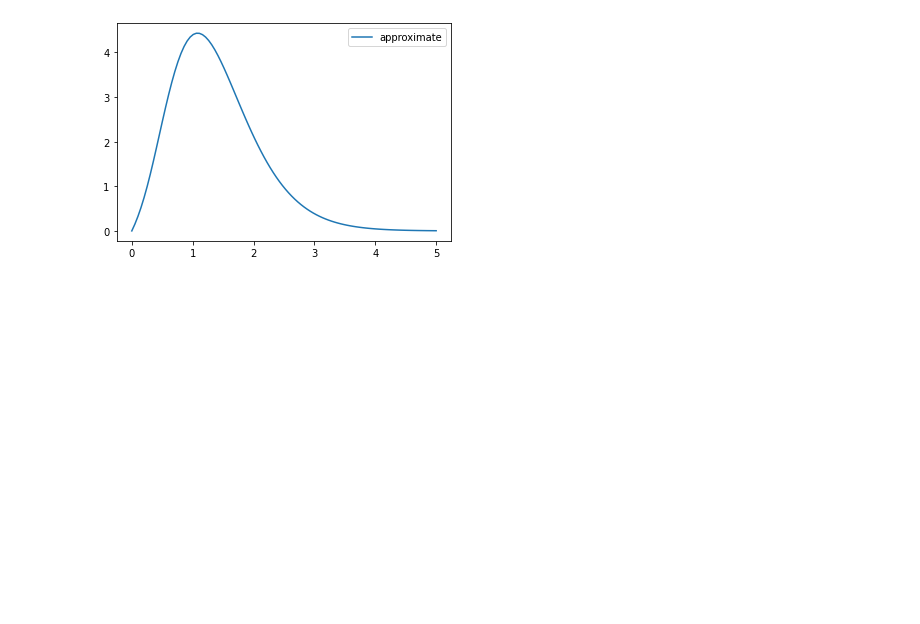
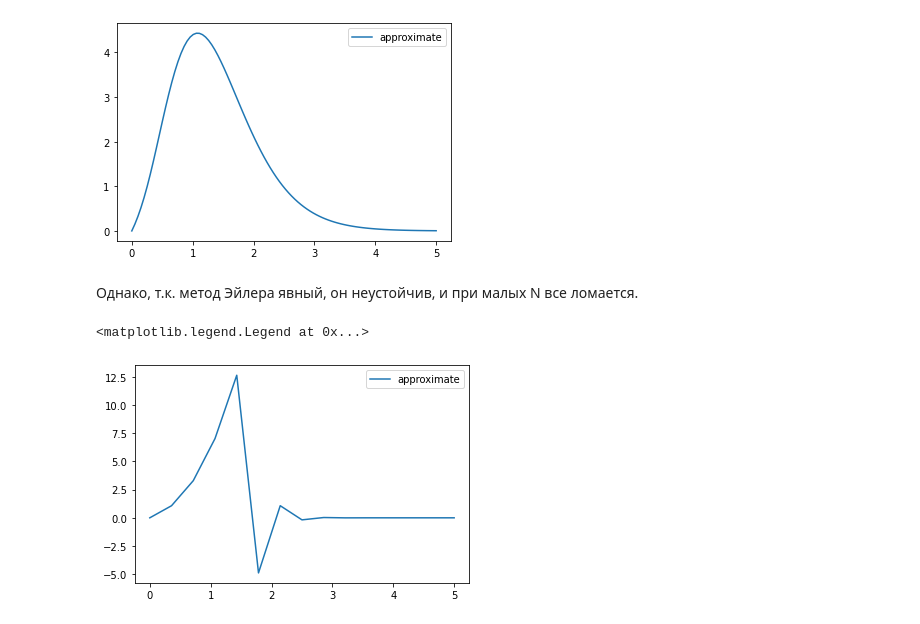
Before and after one commit to neznaju618/CalcualtionMethods, a Jupyter notebook: LinearEquation.ipynb, the cells around one changed output. Cells and saved outputs as stored; diff of their text form; code cells hidden in the pictures; blank space fills up the shorter version.

```diff
--- a/LinearEquation.ipynb
+++ b/LinearEquation.ipynb
@@ -106,3 +106,14 @@ plt.legend()
 # %% [output]
 <matplotlib.legend.Legend at 0x...>
 [figure]
+# %% [markdown]
+Однако, т.к. метод Эйлера явный, он неустойчив, и при малых N все ломается.
+# %%
+N = 15
+t = np.linspace(0, 5, N)
+y_approx = solve(coefs=np.array([243, 405, 270, 90, 15, 1]), f=lambda t: 0*t, start=np.array([0,3,9,8,0]), a=0, b=5, N=N)
+plt.plot(t, y_approx, label='approximate')
+plt.legend()
+# %% [output]
+<matplotlib.legend.Legend at 0x...>
+[figure, added]
```
Also changed, not shown: parts of 10 cells of this notebook.
